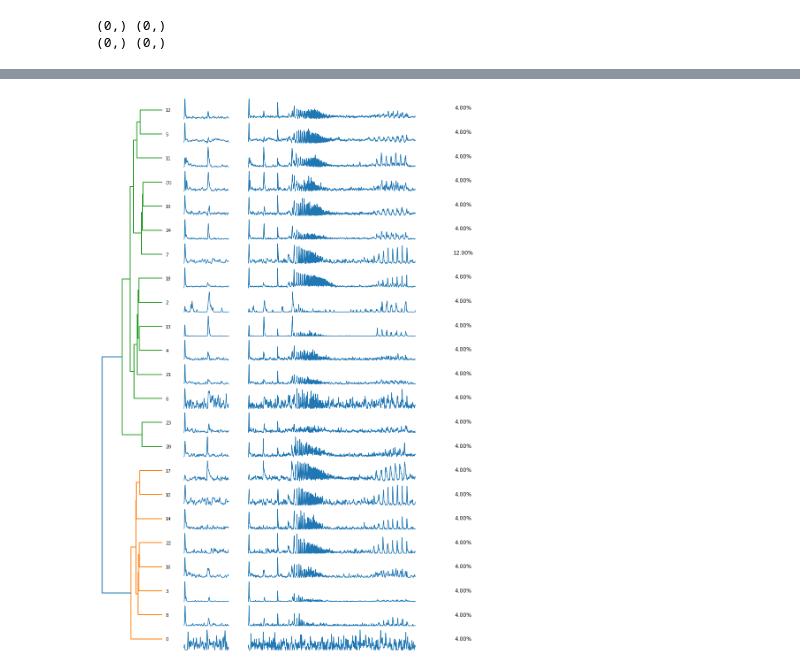
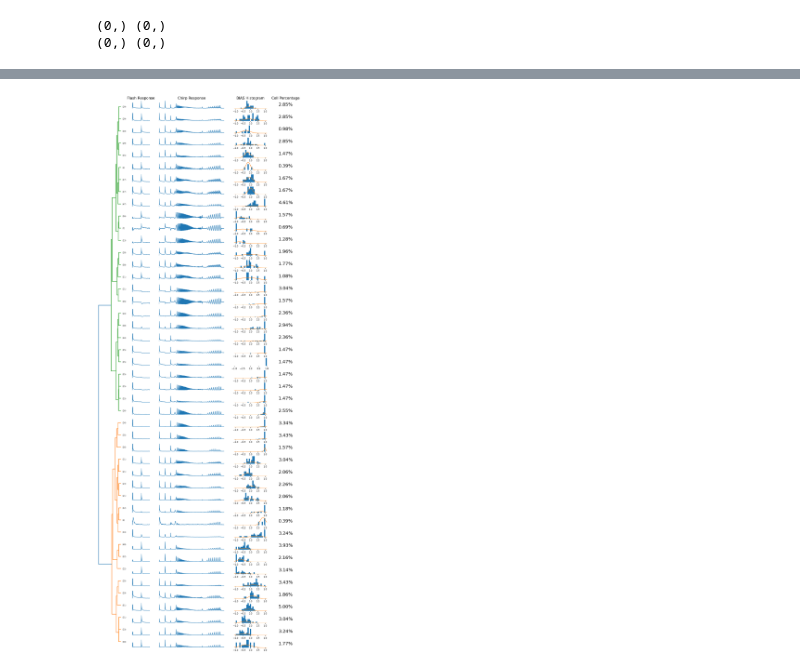
Before and after one commit to pabloreyesrobles/chirp-features, a Jupyter notebook: rgc_clustering.ipynb, the cells around one changed output, grey strips where cells are left out. Saved outputs shown, nothing was run; the diff lists cells and outputs as text; code cells hidden in the pictures.

```diff
--- a/rgc_clustering.ipynb
+++ b/rgc_clustering.ipynb
@@ -444,7 +450,8 @@ nspikes
 # %%
 import shutil
 
-cls_folder = '{}chirp_grp_resp'.format(params['Output'])
+#cls_folder = '{}clust_bias/clust_{}'.format(params['Output'], exp)
+cls_folder = '{}clust_bias_filt/cluts_exps'.format(params['Output'])
 print(cls_folder)
 
 if os.path.isdir(cls_folder) == False:
@@ -659,28 +669,42 @@ for i in range(1, max_cls + 1):
     fig.clf()
     fig.clear()
     plt.close()
+# %%
+if os.path.isdir('{}/mean'.format(cls_folder)) == False:
+    os.mkdir('{}/mean'.format(cls_folder))
+for i in range(1, max_cls + 1):
+    shutil.copy('{}/{}/clust{}_mean_resp.png'.format(cls_folder, i, i), '{}/mean'.format(cls_folder))
+# %%
+n_cells=len(exp_unit)
+ind = np.asarray(bias_index)
 # %%
 import matplotlib.gridspec as gridspec
+from scipy.interpolate import interp1d
+from scipy.stats import norm
+
 plt.figure(figsize=(16,max_cls*1))
 
 plot_stims = [0,1]
-plot_widths = [1.2,0.8,3, 1]
-fs = 12
+plot_widths = [1.2, 0.8, 3, 1.5, 1]
+fs=12
+t = np.linspace(-1, 1, 100)
 
-n_cells = len(exp_unit[sel])
-
-gs = gridspec.GridSpec(max_cls, 4, width_ratios = plot_widths, wspace=0.1, hspace=0.1)
+gs = gridspec.GridSpec(max_cls, 5, width_ratios = plot_widths, wspace=0.15, hspace=0.5)
 for i in range(1,max_cls +1):
-    cls_units = np.asarray(exp_unit[sel], dtype='<U9')[cls_spike == i]
-    cls_chirp = np.array(chirp_psth[sel])[cls_spike == i]
-    cls_flash = np.array(flash_psth[sel])[cls_spike == i]
+    cls_units = np.asarray(exp_unit, dtype='<U9')[cls_spike == i]
+    cls_chirp = chirp_psth[cls_spike == i]
+    cls_flash = flash_psth[cls_spike == i]
+    cls_bias = ind[cls_spike == i]
     flash_mean = 0
     chirp_mean = 0
-
-    for (uid, chirp, flash) in zip(cls_units, cls_chirp, cls_flash):
+    bias_mean = []
+    bias_mean_aux = []
+    for (uid, chirp, flash, bias) in zip(cls_units, cls_chirp, cls_flash, cls_bias):
         flash_mean += flash
         chirp_mean += chirp
-
+        if (not np.isnan(bias)):
+            bias_mean.append(bias)
+            bias_mean_aux.append(bias / 1000)
         fig, ax = plt.subplots(1, 2, figsize=(12, 4))
         ax[0].plot(flash_time, flash)
         ax[1].plot(chirp_time, chirp)
@@ -688,12 +712,30 @@ for i in range(1,max_cls +1):
         fig.clf()
         fig.clear()
         plt.close()
+    flash_mean=flash_mean/len(cls_units)
+    chirp_mean=chirp_mean/len(cls_units)
 
-    flash_mean = flash_mean / len(cls_units)
-    chirp_mean = chirp_mean / len(cls_units)
+    ax = plt.subplot(gs[(max_cls-(i)),3])
+    ax.hist(bias_mean, bins = 25, range=[-1, 1])
+    mean,std = norm.fit(bias_mean)
+    xmin, xmax = plt.xlim()
+    x = np.linspace(xmin, xmax, 100)
+    y = norm.pdf(x, mean, std)
+    ax.plot(x, y)
+    if(i == max_cls):
+        ax.set_title("BIAS Histogram", fontsize=16)
+    #plt.xticks(())
 
-    ax = plt.subplot(gs[i - 1, 2])
+    plt.yticks(())
+    ax.spines['top'].set_visible(False)
+    ax.spines['bottom'].set_visible(False)
+    ax.spines['left'].set_visible(False)
+    ax.spines['right'].set_visible(False)
+
+    ax = plt.subplot(gs[(max_cls-(i)),2])
     ax.plot(chirp_time, chirp_mean)
+    if(i == max_cls):
+        ax.set_title("Chirp Response", fontsize=16)
     plt.xticks(())
     plt.yticks(())
     ax.spines['top'].set_visible(False)
@@ -701,38 +743,41 @@ for i in range(1,max_cls +1):
     ax.spines['left'].set_visible(False)
     ax.spines['right'].set_visible(False)
 
-    ax = plt.subplot(gs[i - 1, 1])
+    ax = plt.subplot(gs[(max_cls-(i)),1])
     ax.plot(flash_time, flash_mean)
+    if(i == max_cls):
+        ax.set_title("Flash Response", fontsize=16)
     plt.xticks(())
     plt.yticks(())
     ax.spines['top'].set_visible(False)
     ax.spines['bottom'].set_visible(False)
     ax.spines['left'].set_visible(False)
     ax.spines['right'].set_visible(False)
 
-    ax = plt.subplot(gs[(max_cls - (i)), 3])
-    ax.set_title("{:.2f}%".format(100 * (len(cls_units) / n_cells)), y = 0.35)
+    ax = plt.subplot(gs[(max_cls-(i)),4])
+    if(i == max_cls):
+        ax.set_title("Cell Percentage", fontsize=16)
+    ax.text(0.2, 0.35, "{:.2f}%".format(100*(len(cls_units)/n_cells)) , fontsize=20)
     plt.xticks(())
     plt.yticks(())
     ax.spines['top'].set_visible(False)
     ax.spines['bottom'].set_visible(False)
     ax.spines['left'].set_visible(False)
     ax.spines['right'].set_visible(False)
-
 ax = plt.subplot(gs[:,0])
 p = ax.get_position()
 p.x1 = p.x1-0.02
 ax.set_position(p)
 with plt.rc_context({'lines.linewidth': 2, 'font.size':fs, 'axes.titleweight': 'bold'}):
     dend = cluster.hierarchy.dendrogram(ward_spike, p=np.unique(cls_spike).shape[0], distance_sort='ascending',
                                   truncate_mode='lastp',orientation='left')
 
 
     ax.set_xticks(())
     ax.spines['top'].set_visible(False)
     ax.spines['bottom'].set_visible(False)
     ax.spines['left'].set_visible(False)
     ax.spines['right'].set_visible(False)
-plt.savefig('{}/{}/dend_flash_chirp.png'.format(cls_folder, ctype))
+plt.savefig('{}/dend_flash_chirp.png'.format(cls_folder))
 # %% [output]
-[figure, old version]
+[figure, new version]
```
Also changed, not shown: parts of 17 cells of this notebook, 1 other file.
